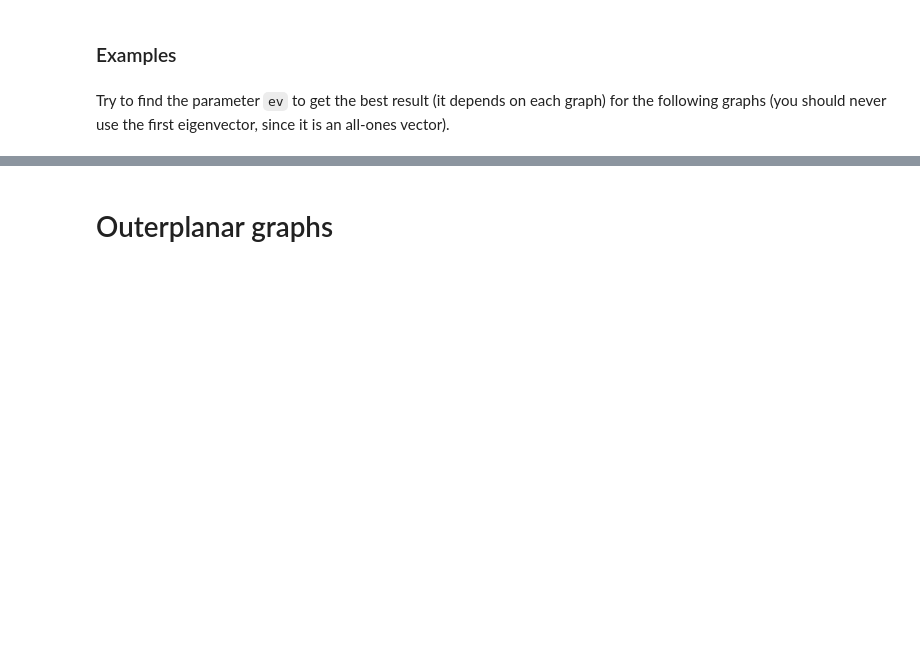
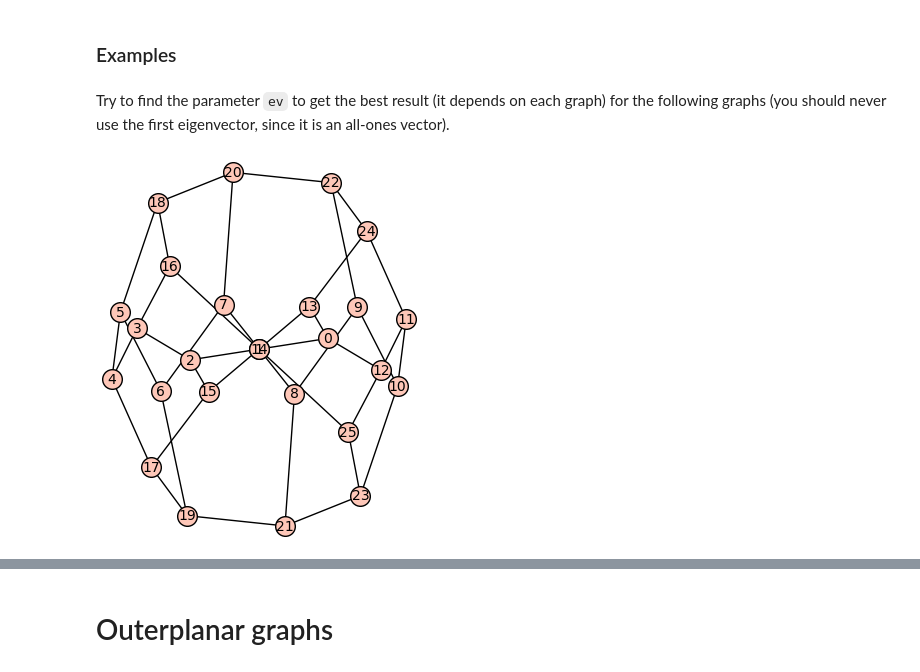
Before and after one commit to RootRooster/discrete-math-labs, a Jupyter notebook: pubilc/Lab_07_2025.ipynb, the cells around one changed output, grey strips where cells are left out. Cells and saved outputs as stored; diff of their text form; code cells hidden in the pictures; blank space fills up the shorter version.

Commit message:
some work done

```diff
--- a/pubilc/Lab_07_2025.ipynb
+++ b/pubilc/Lab_07_2025.ipynb
@@ -20,20 +20,33 @@ Implement the following graph drawing algorithm
 * Orthogonalize (and normalize) them (e.g., using [Gram-Schmidt method](https://doc.sagemath.org/html/en/reference/matrices/sage/matrix/matrix2.html#sage.matrix.matrix2.Matrix.gram_schmidt));
 * take two eigenvectors $e_i = (e_{i0}, e_{i1}, \dots, e_{in-1})$ and $e_j = (e_{j0}, e_{j1}, \dots, e_{jn-1})$ where $0 < i < j$ are parameters of the algorithm;
 * Set coordinates of the vertices to $(e_{i0}, e_{j0}), (e_{i1}, e_{j1}), \dots$.
-# %%
-def draw_graph_ev(G,ev=[1,2]):
-    """
-    Implements graph drawing algorithm using eigenvectors (listed in parameter ev) of the Laplacian matrix
-    """
-    # .....
-    # .....
-    G.set_pos(...)
-    return G.plot()
+# %%
+
+def draw_graph_ev(G,ev=[1,2]):
+    """
+    Implements graph drawing algorithm using eigenvectors (listed in parameter ev) of the Laplacian matrix
+    This is in lab 6 done better... I forgot I already implemented this in lab 6
+    """
+    eigenvectors = G.eigenvectors(laplacian=True)
+    sorted_eigenvectors = sorted(eigenvectors, key=lambda x: x[0])
+    m = [x[1][0] for x in sorted_eigenvectors]
+    m = matrix(m)
+    G_m, M = m.gram_schmidt(orthonormal=True)
+    ei = G_m[ev[0], :]
+    ej = G_m[ev[1], :]
+    positions = {}
+    for i in range(len(G)):
+        positions[i] = (ei[0][i], ej[0][i])
+    G.set_pos(positions)
+    return G.plot()
 # %% [markdown]
 ### Examples
 # %% [markdown]
 Try to find the parameter `ev` to get the best result (it depends on each graph) for the following graphs (you should never use the first eigenvector, since it is an all-ones vector).
 # %%
 G1 = Graph('YhCGGC@?G?_@_@_?G?@?AC?GG?OG?OC?G@?A?G?O?_@?@?A?@OA??g@?')
+draw_graph_ev(G1, ev=[1,2])
+# %% [output]
+[figure, added]
 # %%
 G2 = Graph('XhEAHCPAGG?P?P?G_AG?O?@C?AG?AG?@C??O??AG??G_??P???P')
```
Also changed, not shown: parts of 6 cells of this notebook, 3 other files.
